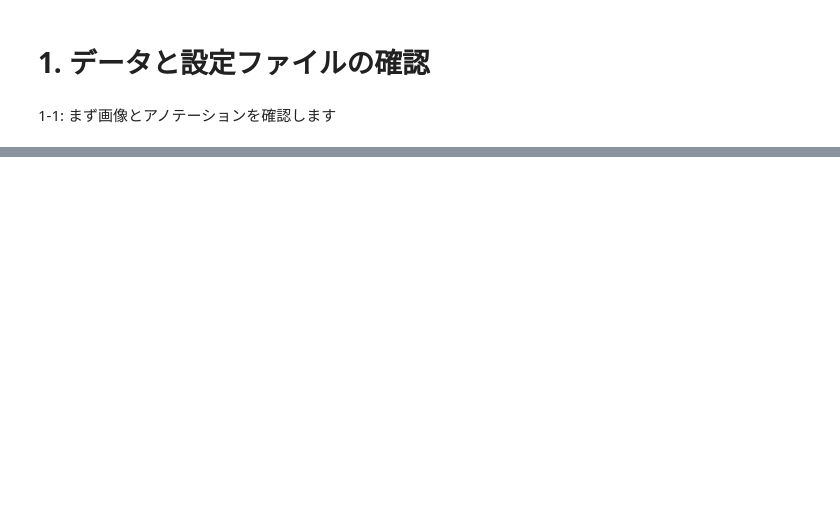
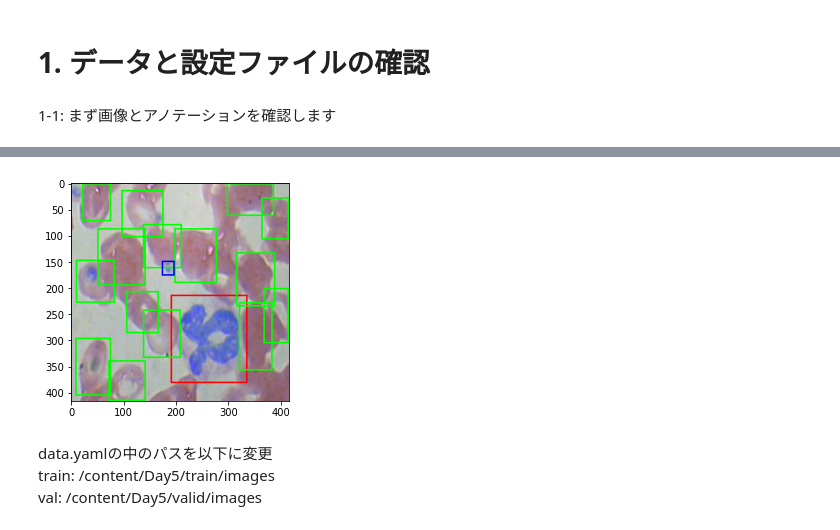
Before and after one commit to hiroalchem/data_science_lecture_2023, a Jupyter notebook: Day5_20230309_object_detection.ipynb, the cells around one changed output, grey strips where cells are left out. Saved outputs shown, nothing was run; the diff lists cells and outputs as text; code cells hidden in the pictures; blank space fills up the shorter version.

```diff
--- a/Day5_20230309_object_detection.ipynb
+++ b/Day5_20230309_object_detection.ipynb
@@ -102,7 +133,13 @@ def draw_box(image_path, label_dir):
   plt.imshow(im)
 # %%
 # 画像を確認してみます
-draw_box(image_path_list[2], label_dir)
+draw_box(image_path_list[8], label_dir)
+# %% [output]
+[figure, added]
+# %% [markdown]
+data.yamlの中のパスを以下に変更
+train: /content/Day5/train/images
+val: /content/Day5/valid/images
 # %%
 # 学習をします
 # 画像サイズは 320, バッチサイズ 2, Day5内のdata.yamlを参照, yolov5sを学習, エポックは50にしてみます。
```
Also changed, not shown: parts of 12 cells of this notebook.
